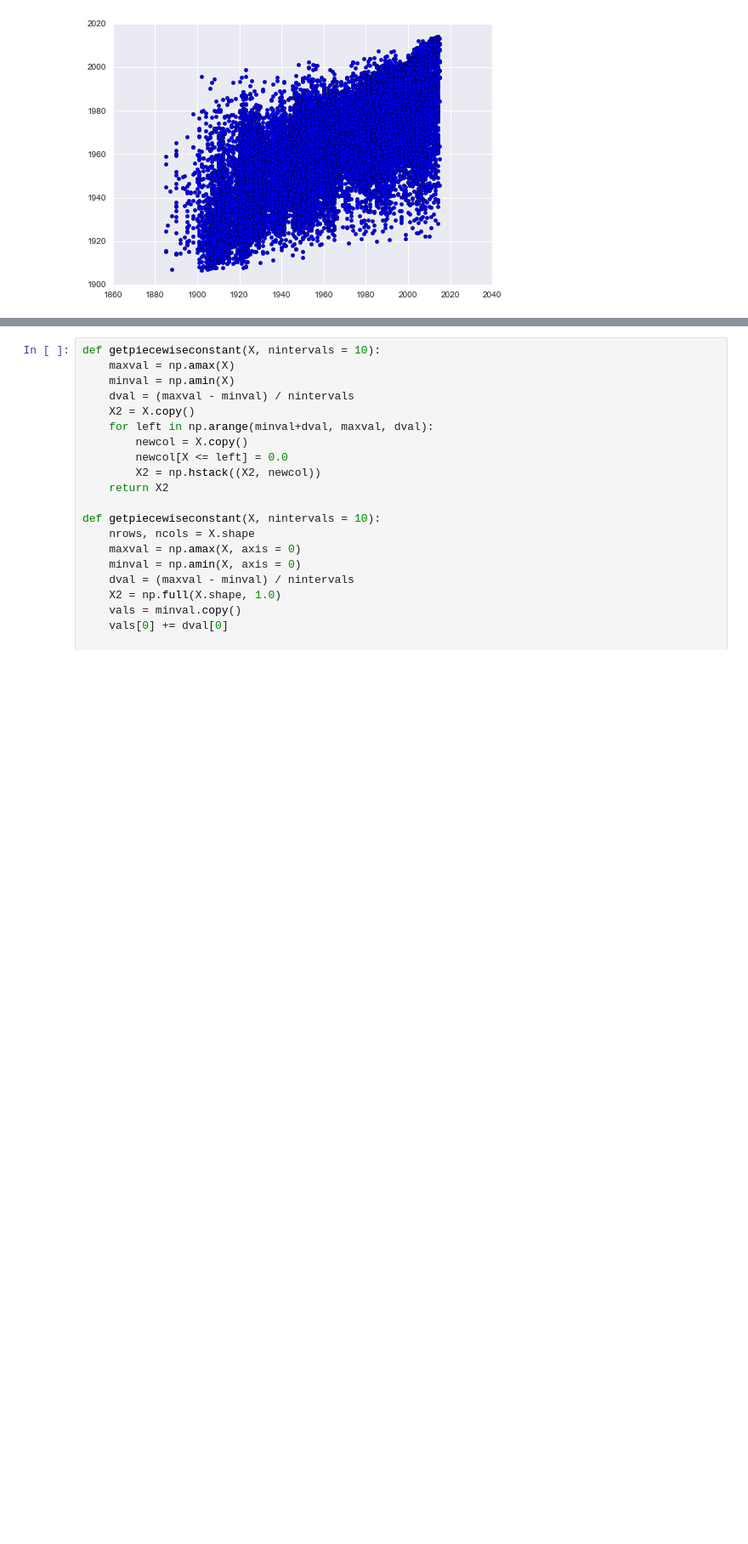
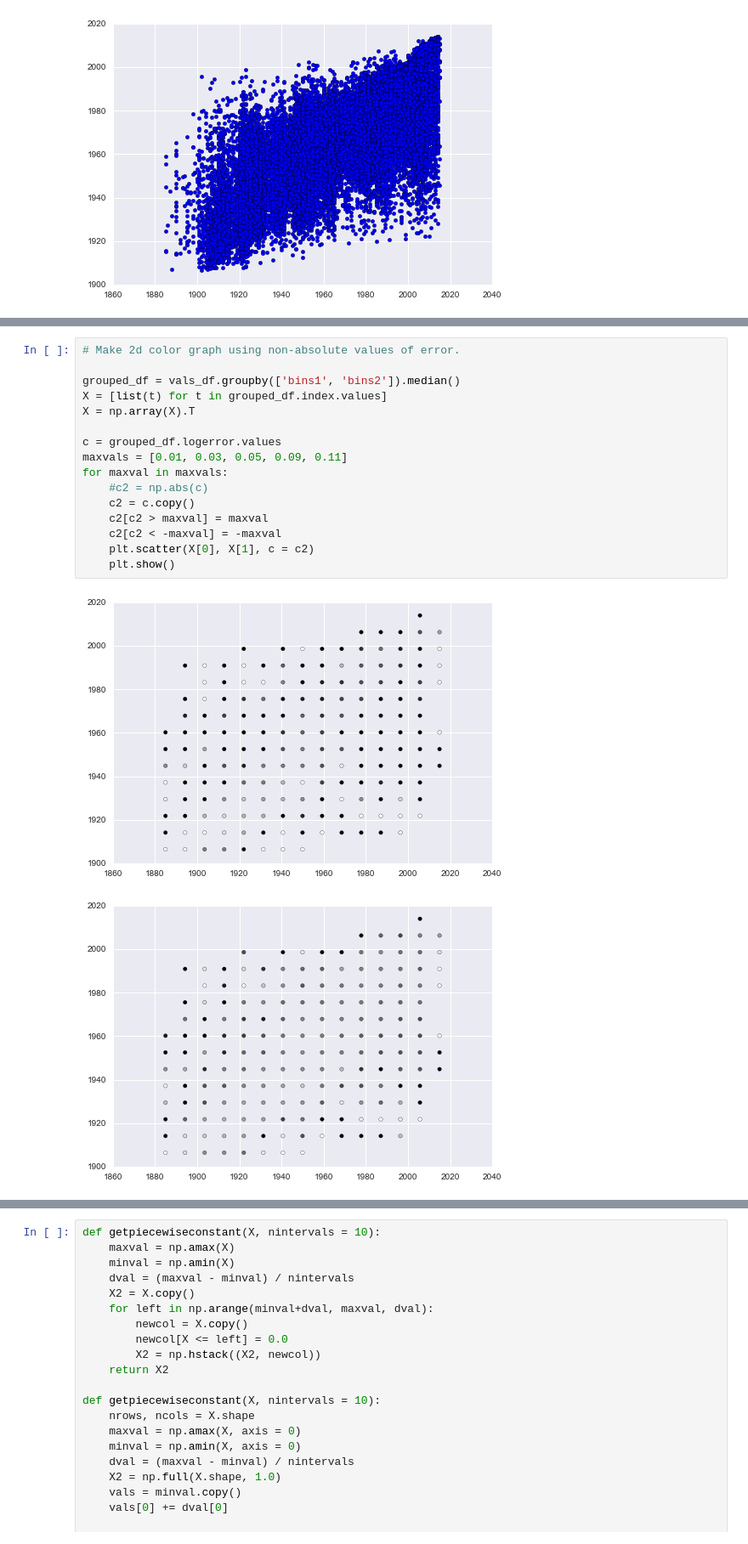
Before and after one commit to MatthewMcGonagle/KaggleZillow, a Jupyter notebook: IsotropicDiffusion.ipynb, the cells around one changed output, grey strips where cells are left out. Shown at 85% size. Saved outputs shown, nothing was run; the diff lists cells and outputs as text; blank space fills up the shorter version.

```diff
--- a/IsotropicDiffusion.ipynb
+++ b/IsotropicDiffusion.ipynb
@@ -264,0 +299,19 @@ plt.show()
+# %%
+# Make 2d color graph using non-absolute values of error.
+
+grouped_df = vals_df.groupby(['bins1', 'bins2']).median()
+X = [list(t) for t in grouped_df.index.values]
+X = np.array(X).T
+
+c = grouped_df.logerror.values
+maxvals = [0.01, 0.03, 0.05, 0.09, 0.11]
+for maxval in maxvals:
+    #c2 = np.abs(c)
+    c2 = c.copy()
+    c2[c2 > maxval] = maxval
+    c2[c2 < -maxval] = -maxval
+    plt.scatter(X[0], X[1], c = c2)
+    plt.show()
+# %% [output]
+[figure, added]
+[figure, added]
```
Also changed, not shown: parts of 14 cells of this notebook.
